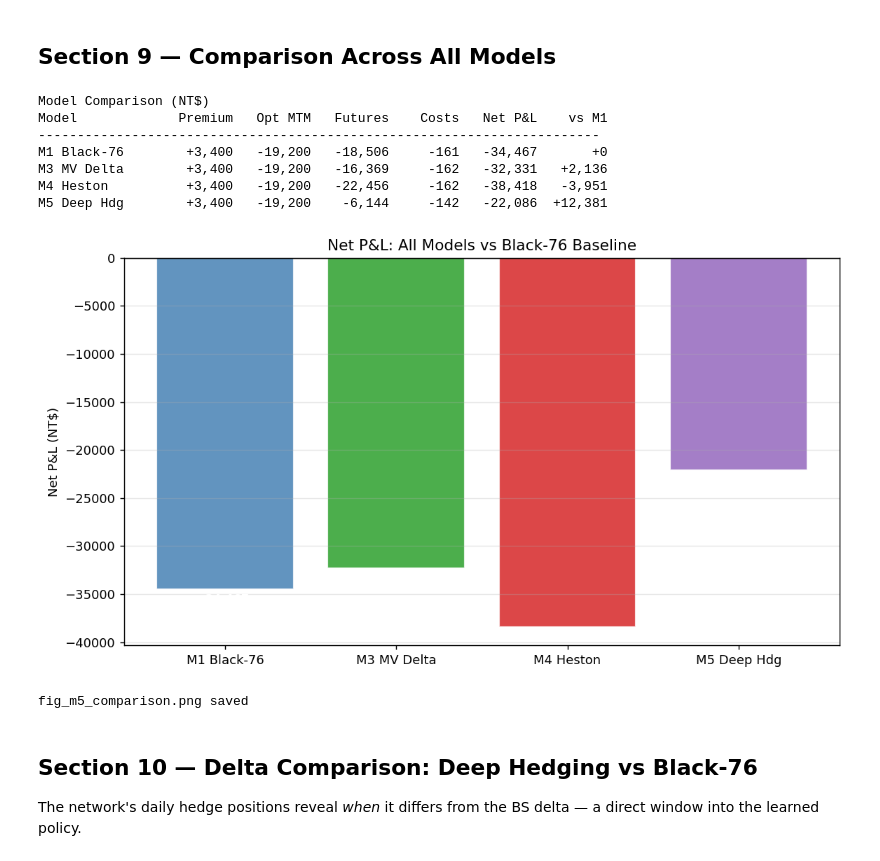
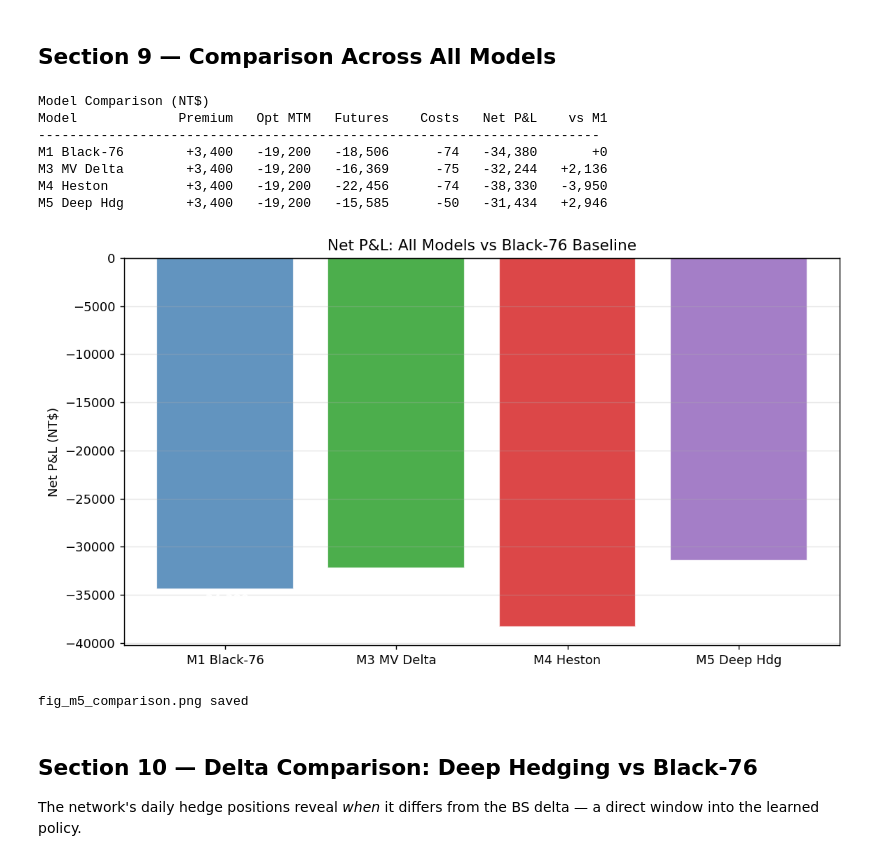
Before and after one commit to MaxChiu1122/Delta_Hedging_Strategy, a Jupyter notebook: notebooks/model5_deep_hedging.ipynb, the cells around one changed output. Drawn from its saved outputs; the diff is of its cells as text; code cells hidden in the pictures.

```diff
--- a/notebooks/model5_deep_hedging.ipynb
+++ b/notebooks/model5_deep_hedging.ipynb
@@ -142,7 +149,7 @@ for t in range(T_DAYS):
     sb[t, :, 0] = F_np[:, t] / K_np                          # moneyness
     sb[t, :, 1] = IV_np[:, t]                                 # IV proxy
     sb[t, :, 2] = (T_DAYS - t) / T_DAYS                      # time remaining (normalised)
-    sb[t, :, 3] = TX_COST_FUT / (F_np[:, t] * FUT_MULT * MAX_H)  # cost ratio
+    sb[t, :, 3] = (TX_EXCH_FEE + TX_TAX_RATE * FUT_MULT * F_np[:, t]) / (F_np[:, t] * FUT_MULT * MAX_H)  # cost ratio
 
 SB  = torch.tensor(sb)               # (19, N_WIN, 4)
 F_T = torch.tensor(F_np.T)           # (20, N_WIN)  — prices including F_T
@@ -225,9 +232,10 @@ def compute_pnl_batch(
     dF  = F_paths[1:] - F_paths[:-1]                            # (T, B)
     fp  = (positions * dF * FUT_MULT).sum(dim=0)               # (B,)
     op  = torch.clamp(K_arr - F_paths[-1], min=0) * OPT_MULT   # (B,)
-    c_open  = TX_COST_FUT * positions[0].abs()
-    c_reb   = TX_COST_FUT * torch.diff(positions, dim=0).abs().sum(dim=0)
-    c_close = TX_COST_FUT * positions[-1].abs()
+    pc      = TX_EXCH_FEE + TX_TAX_RATE * FUT_MULT * F_paths    # (T+1,B) per-contract TX cost
+    c_open  = pc[0] * positions[0].abs()
+    c_reb   = (pc[1:positions.shape[0]] * torch.diff(positions, dim=0).abs()).sum(dim=0)
+    c_close = pc[-1] * positions[-1].abs()
     return -op + fp - (c_open + c_reb + c_close)              # maximise this
 
 
@@ -363,7 +358,7 @@ for t in range(T_DAYS):
     sb_real[t, 0, 0] = F_real[t] / K                                    # moneyness
     sb_real[t, 0, 1] = IV_real[t]                                        # actual IV
     sb_real[t, 0, 2] = (T_DAYS - t) / T_DAYS                            # time remaining
-    sb_real[t, 0, 3] = TX_COST_FUT / (F_real[t] * FUT_MULT * MAX_H)    # cost ratio
+    sb_real[t, 0, 3] = (TX_EXCH_FEE + TX_TAX_RATE * FUT_MULT * F_real[t]) / (F_real[t] * FUT_MULT * MAX_H)    # cost ratio
 
 # ── Run inference ────────────────────────────────────────────────────
 model.eval()
@@ -429,13 +425,13 @@ for t in range(T_DAYS):    # t = 0..18 (trading days, NOT including expiry)
         option_pnl  = P_curr * OPT_MULT           # premium received
         futures_pnl = 0.0
         dh = abs(h_curr - 0.0)
-        cost = -(TX_COST_OPT + TX_COST_FUT * dh)  # TXO opening + TX opening
+        cost = -(txo_cost(P_curr) + tx_cost_per_contract(F_curr) * dh)  # TXO + TX opening
     else:
         dF          = F_curr - float(F_real[t-1])
         option_pnl  = -(P_curr - float(P_real[t-1])) * OPT_MULT
         futures_pnl = h_prev * dF * FUT_MULT
         dh          = abs(h_curr - h_prev)
-        cost        = -(TX_COST_FUT * dh)
+        cost        = -(tx_cost_per_contract(F_curr) * dh)
 
     total = option_pnl + futures_pnl + cost
     records.append({'date': dates[t], 't': t,
@@ -449,7 +445,7 @@ h_last   = float(h_seq[-1])
 intrinsic = max(0.0, K - FINAL_SETTLEMENT)    # 452 pts
 option_pnl_exp  = -(intrinsic - float(P_real[-1])) * OPT_MULT
 futures_pnl_exp = h_last * (FINAL_SETTLEMENT - float(F_real[-1])) * FUT_MULT
-cost_exp        = -(TX_COST_FUT * abs(h_last))   # closing cost
+cost_exp        = -(tx_cost_per_contract(FINAL_SETTLEMENT) * abs(h_last))   # closing cost
 total_exp       = option_pnl_exp + futures_pnl_exp + cost_exp
 records.append({'date': pd.Timestamp('2025-04-16'), 't': 19,
                 'F': FINAL_SETTLEMENT, 'IV': np.nan, 'P': intrinsic,
@@ -478,8 +474,8 @@ print(f'  Transaction costs      :  {total_cost:,.0f} NT$')
 print(f'  ─────────────────────────────────────')
 print(f'  NET P&L                :  {net_pnl:,.0f} NT$')
 print('=' * 50)
-print(f'\n  Reference: Model 1 (BS) Net P&L = -34,467 NT$')
-print(f'  Deep Hedge vs BS       :  {net_pnl - (-34467):+,.0f} NT$')
+print(f'\n  Reference: Model 1 (BS) Net P&L = -34,380 NT$')
+print(f'  Deep Hedge vs BS       :  {net_pnl - (-34380):+,.0f} NT$')
 # %% [output]
 ==================================================
   Model 5 Deep Hedging — P&L Statement
@@ -546,46 +542,46 @@ fig_m5_waterfall.png saved
 # %%
 # Model reference P&Ls (from prior notebooks)
 model_results = {
-    'M1 Black-76': {'premium': 3400, 'option_mtm': -19200, 'futures': -18506, 'costs': -161,  'net': -34467},
-    'M3 MV Delta':  {'premium': 3400, 'option_mtm': -19200, 'futures': -16369, 'costs': -162,  'net': -32331},
-    'M4 Heston':    {'premium': 3400, 'option_mtm': -19200, 'futures': -22456, 'costs': -162,  'net': -38418},
+    'M1 Black-76': {'premium': 3400, 'option_mtm': -19200, 'futures': -18506, 'costs': -74,  'net': -34380},
+    'M3 MV Delta':  {'premium': 3400, 'option_mtm': -19200, 'futures': -16369, 'costs': -75,  'net': -32244},
+    'M4 Heston':    {'premium': 3400, 'option_mtm': -19200, 'futures': -22456, 'costs': -74,  'net': -38330},
     'M5 Deep Hdg':  {'premium': round(premium), 'option_mtm': round(option_mtm),
                      'futures': round(total_futures_pnl), 'costs': round(total_cost), 'net': round(net_pnl)},
 }
 
 print('Model Comparison (NT$)')
 print(f'{"Model":15s} {"Premium":>9s} {"Opt MTM":>9s} {"Futures":>9s} {"Costs":>8s} {"Net P&L":>9s} {"vs M1":>8s}')
 print('-' * 72)
 for name, v in model_results.items():
-    vs_m1 = v['net'] - (-34467)
+    vs_m1 = v['net'] - (-34380)
     print(f"{name:15s} {v['premium']:>+9,} {v['option_mtm']:>+9,} {v['futures']:>+9,} {v['costs']:>+8,} {v['net']:>+9,} {vs_m1:>+8,}")
 
 # Bar chart comparison
 fig, ax = plt.subplots(figsize=(9, 5))
 names = list(model_results.keys())
 nets  = [model_results[n]['net'] for n in names]
 cols  = ['steelblue', '#2ca02c', '#d62728', '#9467bd']
 bars  = ax.bar(names, nets, color=cols, alpha=0.85, edgecolor='white', lw=1.2)
 for bar, val in zip(bars, nets):
     ax.text(bar.get_x() + bar.get_width()/2, val - 500,
             f'{val:+,.0f}', ha='center', va='top', fontsize=9, fontweight='bold', color='white')
 ax.axhline(0, color='black', lw=0.8)
 ax.set_ylabel('Net P&L (NT$)')
 ax.set_title('Net P&L: All Models vs Black-76 Baseline')
 ax.grid(axis='y', alpha=0.3)
 plt.tight_layout()
 plt.savefig(os.path.join(FIG_DIR, 'fig_m5_comparison.png'), bbox_inches='tight')
 plt.show()
 print('fig_m5_comparison.png saved')
 # %% [output]
 Model Comparison (NT$)
 Model             Premium   Opt MTM   Futures    Costs   Net P&L    vs M1
 ------------------------------------------------------------------------
-M1 Black-76        +3,400   -19,200   -18,506     -161   -34,467       +0
-M3 MV Delta        +3,400   -19,200   -16,369     -162   -32,331   +2,136
-M4 Heston          +3,400   -19,200   -22,456     -162   -38,418   -3,951
-M5 Deep Hdg        +3,400   -19,200    -6,144     -142   -22,086  +12,381
+M1 Black-76        +3,400   -19,200   -18,506      -74   -34,380       +0
+M3 MV Delta        +3,400   -19,200   -16,369      -75   -32,244   +2,136
+M4 Heston          +3,400   -19,200   -22,456      -74   -38,330   -3,950
+M5 Deep Hdg        +3,400   -19,200   -15,585      -50   -31,434   +2,946
-[figure, old version]
+[figure, new version]
 fig_m5_comparison.png saved
 # %% [markdown]
 ## Section 10 — Delta Comparison: Deep Hedging vs Black-76
```
Also changed, not shown: parts of 16 cells of this notebook, 37 other files.
